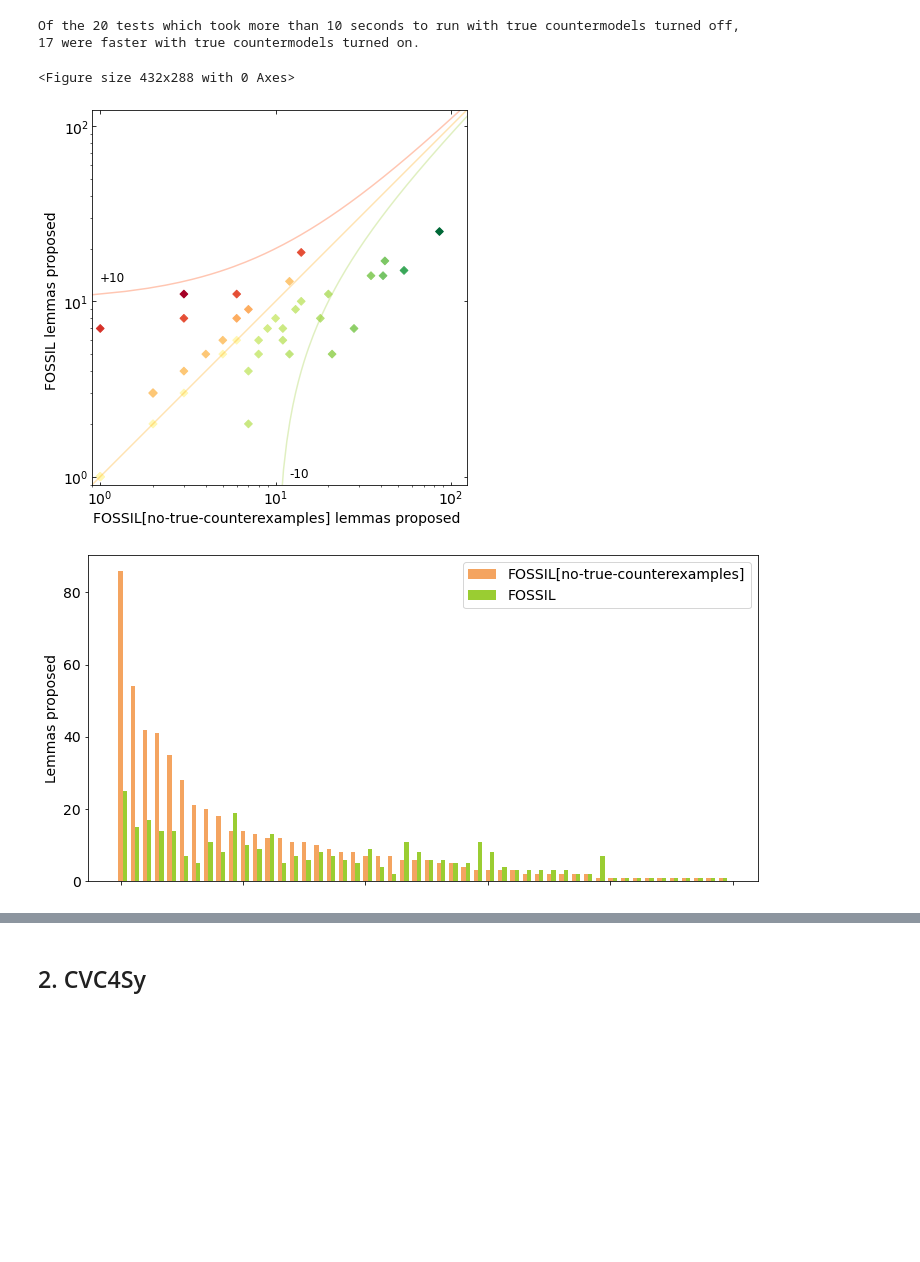
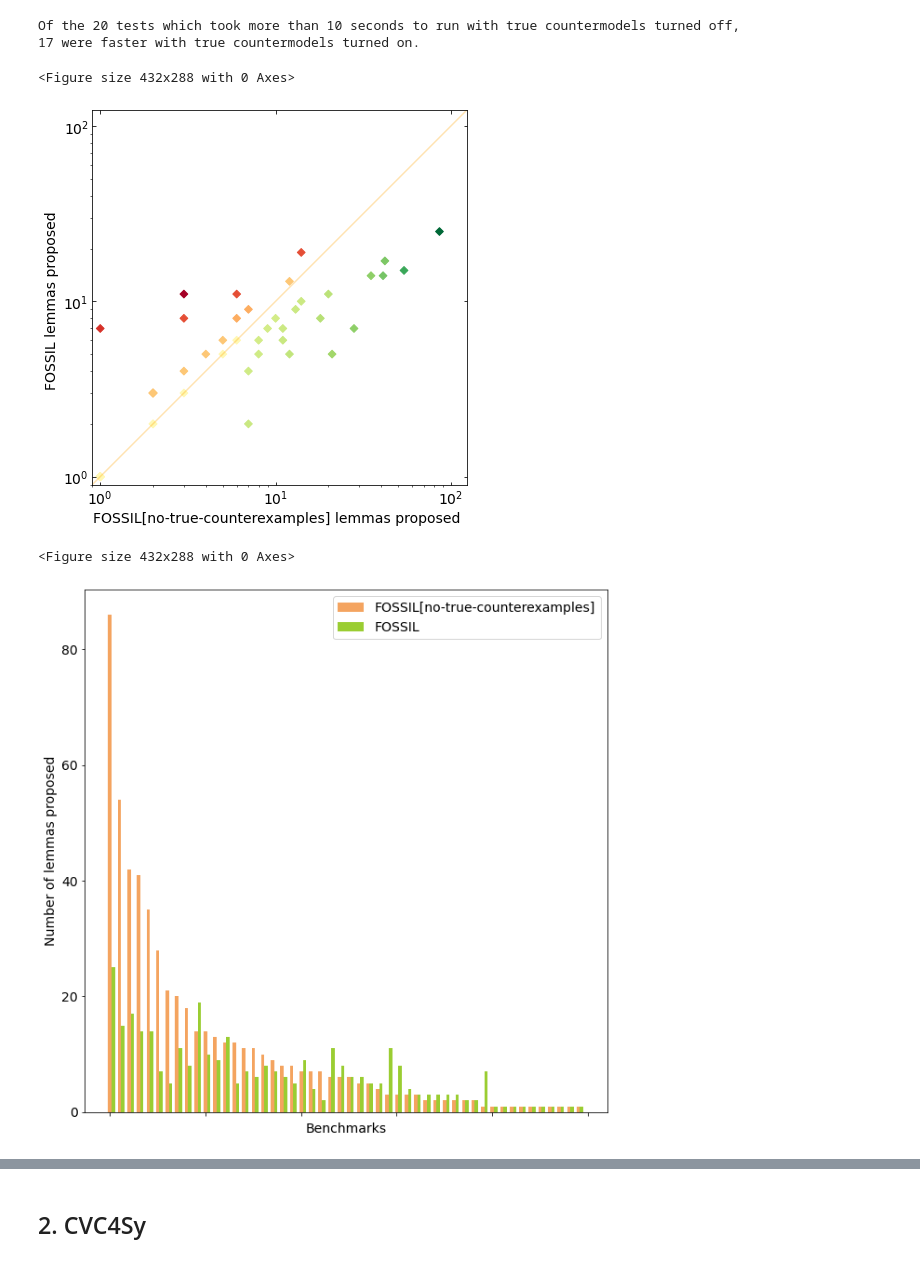
Before and after one commit to muraliadithya/FOSSIL, a Jupyter notebook: plotting/plotter.ipynb, the cells around one changed output, grey strips where cells are left out. Drawn from its saved outputs; the diff is of its cells as text; code cells hidden in the pictures; blank space fills up the shorter version.

Commit message:
finalized plots

```diff
--- a/plotting/plotter.ipynb
+++ b/plotting/plotter.ipynb
@@ -40,36 +40,54 @@ Of the 20 tests which took more than 10 seconds to run with true countermodels t
 cex_prop = [results_cex[name][1] for name in names]
 nocex_prop = [results_nocex[name][1] for name in names]
 m = max([max(nocex_prop), max(cex_prop)])
-x = adjust(nocex_prop, mx=m)
-y = adjust(cex_prop, mx=m)
-pretty_plot(x, y, x_name='FOSSIL[no-true-counterexamples]', tm_val=m+1, mark='D',
-            log=True, square=True, measurement='lemmas proposed', unit=None)
+x_prop = adjust(nocex_prop, mx=m)
+y_prop = adjust(cex_prop, mx=m)
+pretty_plot(x_prop, y_prop, x_name='FOSSIL[no-true-counterexamples]', tm_val=m+1, mark='D',
+            log=True, square=True, measurement='lemmas proposed', unit=None, bands=False)
 # %% [output]
 <Figure size 432x288 with 0 Axes>
-[figure, old version]
+[figure, new version]
 # %%
 # Alternative plot to above scatterplot for lemmas proposed
 import matplotlib.pyplot as plt
+plt.rcParams.update({'font.size': 14})
 
-y = [y for _, y in sorted(zip(x, y), reverse=True)]
-x = sorted(x, reverse=True)
+fig = plt.figure()
+left, width = 0.1, 0.65
+bottom, height = 0.1, 0.65
+rect_bar = [left, bottom, width, height]
+
+# Start with a rectangular Figure
+plt.figure(figsize=(12, 12))
+ax = plt.axes(rect_bar)
+
+#y_prop = [yi for _, yi in sorted(zip(x, y_prop), reverse=True)]
+#x_prop = [xi for _, xi in sorted(zip(x, x_prop), reverse=True)]
+y_prop = [yi for _, yi in sorted(zip(x_prop, y_prop), reverse=True)]
+x_prop = sorted(x_prop, reverse=True)
 
 N = len(names)
 ind = np.arange(N)  # the x locations for the groups
-width = 0.35       # the width of the bars
+width = 0.35      #  the width of the bars
 
-fig, ax = plt.subplots(figsize=(12, 6))
-rects1 = ax.bar(ind, x, width, color='sandybrown')
-rects2 = ax.bar(ind + width, y, width, color='yellowgreen')
+rects1 = ax.bar(ind,         x_prop, width, color='sandybrown')
+rects2 = ax.bar(ind + width, y_prop, width, color='yellowgreen')
 
-ax.set_ylabel('Lemmas proposed')
+ax.set_ylabel('Number of lemmas proposed')
+ax.set_xlabel('Benchmarks')
+#ax.set_xlabel('Benchmarks ordered by FOSSIL[no-true-counterexamples] runtime')
+#ax.set_xlabel('Benchmarks ordered by FOSSIL runtime')
+ax.set_xticklabels([])
 ax.set_title('')
-ax.set_xticklabels([])
 
 ax.legend((rects1[0], rects2[0]), ('FOSSIL[no-true-counterexamples]', 'FOSSIL'))
+fig.tight_layout()
+plt.savefig('plots/bar_FOSSIL[no-true-counterexamples]-FOSSIL_lemmas-proposed.png',
+            bbox_inches = 'tight', pad_inches = 0.2, dpi=100)
 plt.show()
 # %% [output]
+<Figure size 432x288 with 0 Axes>
-[figure, old version]
+[figure, new version]
 # %%
 # Alternative plot to above bar plot for lemmas proposed, single relative bars
 import matplotlib.pyplot as plt
```
Also changed, not shown: parts of 4 cells of this notebook, 8 other files.
